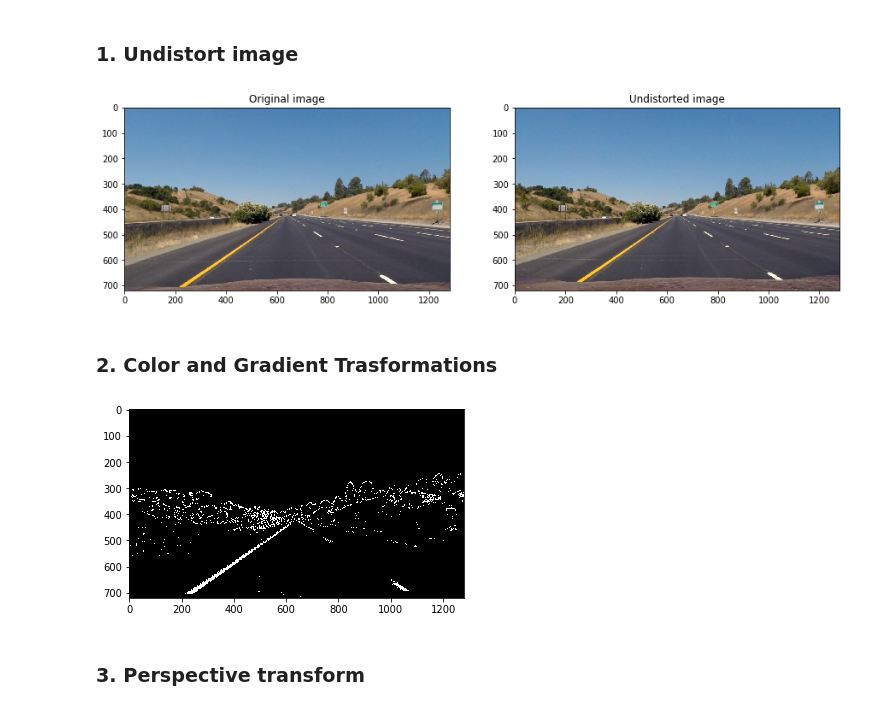
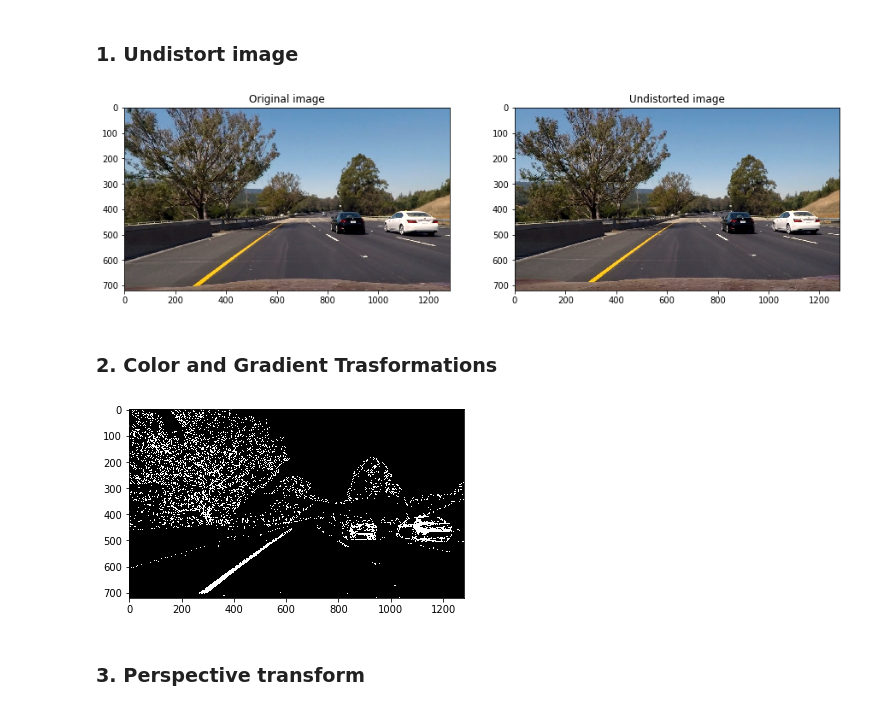
Before and after one commit to fratullii/Udacity_Advanced-Lane-Finding, a Jupyter notebook: image_process.ipynb, the cells around one changed output. Saved outputs shown, nothing was run; the diff lists cells and outputs as text; code cells hidden in the pictures.

```diff
--- a/image_process.ipynb
+++ b/image_process.ipynb
@@ -33,5 +32,5 @@ images
 # %%
-sample_img = mpimg.imread(images[0])
+sample_img = mpimg.imread(images[5])
 plt.imshow(sample_img)
 # %% [output]
 <matplotlib.image.AxesImage at 0x...>
@@ -45,13 +44,16 @@ def undistort(img, mtx, dist):
 # %%
 undist_img = undistort(sample_img, mtx, dist)
 f, axs = plt.subplots(1,2, figsize=(15,30))
 axs[0].imshow(undist_img)
 axs[0].set_title("Original image")
 axs[1].imshow(sample_img)
 axs[1].set_title("Undistorted image")
 plt.show()
+
+path = "./output_images/"
+f.savefig(path+"undist_road.jpg")
 # %% [output]
-[figure, old version]
+[figure, new version]
 # %% [markdown]
 ### 2. Color and Gradient Trasformations
 # %%
@@ -185,8 +187,9 @@ combi = color_gradient_transform(undist_img, filter_params, comb_function)
 # %%
 plt.imshow(combi, cmap='gray')
 plt.show()
+mpimg.imsave(path+"cg_filters.jpg", combi, cmap='gray')
 # %% [output]
-[figure, old version]
+[figure, new version]
 # %% [markdown]
 ### 3. Perspective transform
 # %%
```
Also changed, not shown: parts of 7 cells of this notebook, 6 other files.
